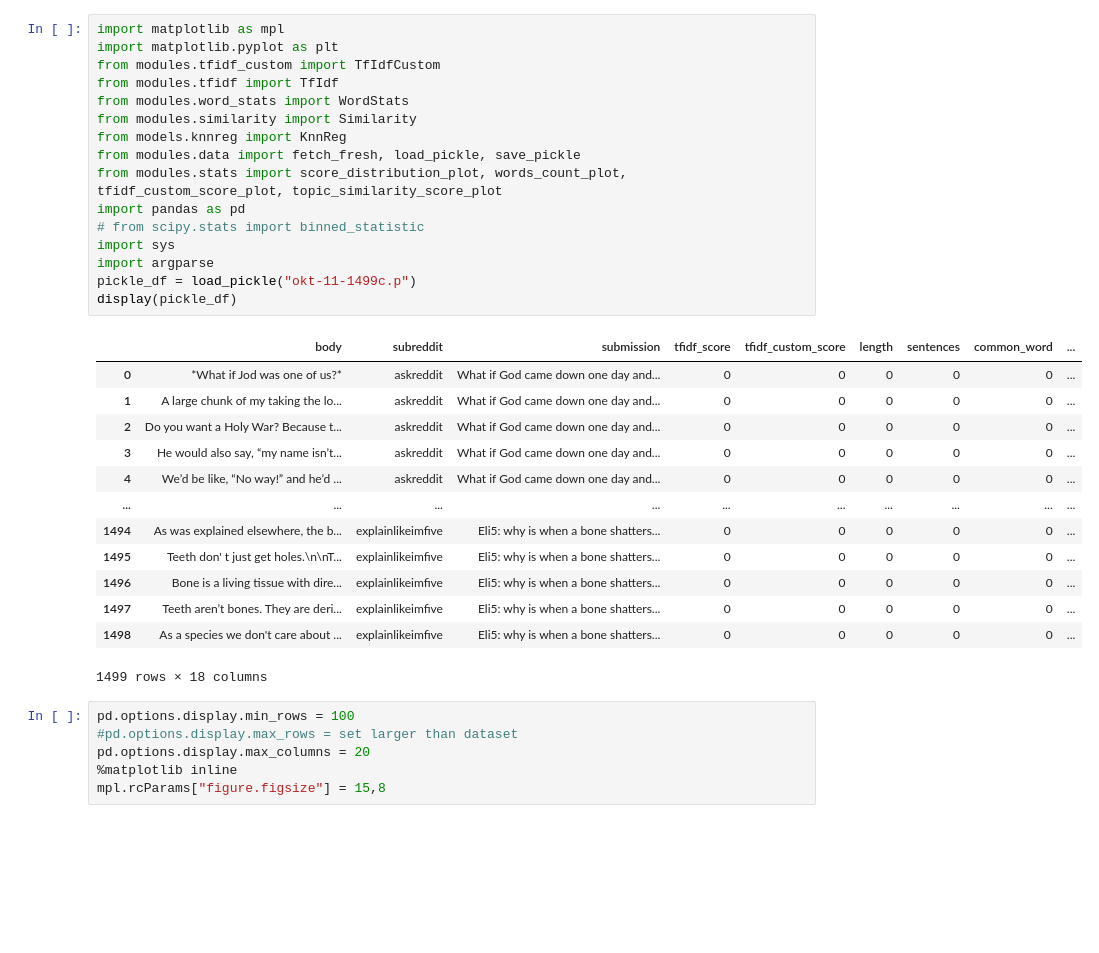
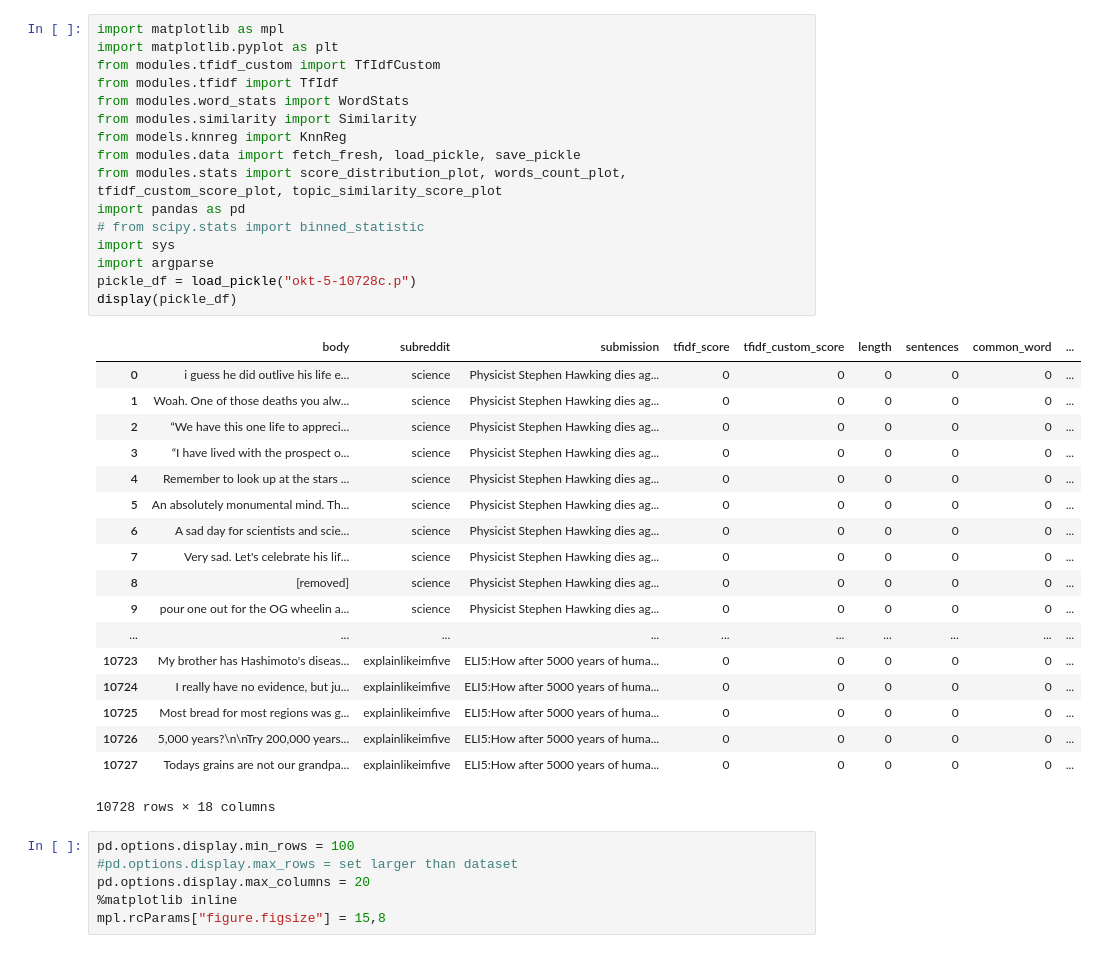
Before and after one commit to halpdesk/parseit, a Jupyter notebook: main.ipynb, the cells around one changed output. Saved outputs shown, nothing was run; the diff lists cells and outputs as text; blank space fills up the shorter version.

```diff
--- a/main.ipynb
+++ b/main.ipynb
@@ -1,33 +1,38 @@
 # %%
 import matplotlib as mpl
 import matplotlib.pyplot as plt
 from modules.tfidf_custom import TfIdfCustom
 from modules.tfidf import TfIdf
 from modules.word_stats import WordStats
 from modules.similarity import Similarity
 from models.knnreg import KnnReg
 from modules.data import fetch_fresh, load_pickle, save_pickle
 from modules.stats import score_distribution_plot, words_count_plot, tfidf_custom_score_plot, topic_similarity_score_plot
 import pandas as pd
 # from scipy.stats import binned_statistic
 import sys
 import argparse
-pickle_df = load_pickle("okt-11-1499c.p")
+pickle_df = load_pickle("okt-5-10728c.p")
 display(pickle_df)
 # %% [output]
 |  | body | subreddit | submission | tfidf_score | tfidf_custom_score | length | sentences | common_word | ... |
-| 0 | *What if Jod was one of us?* | askreddit | What if God came down one day and... | 0 | 0 | 0 | 0 | 0 | ... |
-| 1 | A large chunk of my taking the lo... | askreddit | What if God came down one day and... | 0 | 0 | 0 | 0 | 0 | ... |
-| 2 | Do you want a Holy War? Because t... | askreddit | What if God came down one day and... | 0 | 0 | 0 | 0 | 0 | ... |
-| 3 | He would also say, “my name isn’t... | askreddit | What if God came down one day and... | 0 | 0 | 0 | 0 | 0 | ... |
-| 4 | We’d be like, “No way!” and he’d ... | askreddit | What if God came down one day and... | 0 | 0 | 0 | 0 | 0 | ... |
+| 0 | i guess he did outlive his life e... | science | Physicist Stephen Hawking dies ag... | 0 | 0 | 0 | 0 | 0 | ... |
+| 1 | Woah. One of those deaths you alw... | science | Physicist Stephen Hawking dies ag... | 0 | 0 | 0 | 0 | 0 | ... |
+| 2 | “We have this one life to appreci... | science | Physicist Stephen Hawking dies ag... | 0 | 0 | 0 | 0 | 0 | ... |
+| 3 | “I have lived with the prospect o... | science | Physicist Stephen Hawking dies ag... | 0 | 0 | 0 | 0 | 0 | ... |
+| 4 | Remember to look up at the stars ... | science | Physicist Stephen Hawking dies ag... | 0 | 0 | 0 | 0 | 0 | ... |
+| 5 | An absolutely monumental mind. Th... | science | Physicist Stephen Hawking dies ag... | 0 | 0 | 0 | 0 | 0 | ... |
+| 6 | A sad day for scientists and scie... | science | Physicist Stephen Hawking dies ag... | 0 | 0 | 0 | 0 | 0 | ... |
+| 7 | Very sad. Let's celebrate his lif... | science | Physicist Stephen Hawking dies ag... | 0 | 0 | 0 | 0 | 0 | ... |
+| 8 | [removed] | science | Physicist Stephen Hawking dies ag... | 0 | 0 | 0 | 0 | 0 | ... |
+| 9 | pour one out for the OG wheelin a... | science | Physicist Stephen Hawking dies ag... | 0 | 0 | 0 | 0 | 0 | ... |
 | ... | ... | ... | ... | ... | ... | ... | ... | ... | ... |
-| 1494 | As was explained elsewhere, the b... | explainlikeimfive | Eli5: why is when a bone shatters... | 0 | 0 | 0 | 0 | 0 | ... |
-| 1495 | Teeth don' t just get holes.\n\nT... | explainlikeimfive | Eli5: why is when a bone shatters... | 0 | 0 | 0 | 0 | 0 | ... |
-| 1496 | Bone is a living tissue with dire... | explainlikeimfive | Eli5: why is when a bone shatters... | 0 | 0 | 0 | 0 | 0 | ... |
-| 1497 | Teeth aren’t bones. They are deri... | explainlikeimfive | Eli5: why is when a bone shatters... | 0 | 0 | 0 | 0 | 0 | ... |
-| 1498 | As a species we don't care about ... | explainlikeimfive | Eli5: why is when a bone shatters... | 0 | 0 | 0 | 0 | 0 | ... |
+| 10723 | My brother has Hashimoto's diseas... | explainlikeimfive | ELI5:How after 5000 years of huma... | 0 | 0 | 0 | 0 | 0 | ... |
+| 10724 | I really have no evidence, but ju... | explainlikeimfive | ELI5:How after 5000 years of huma... | 0 | 0 | 0 | 0 | 0 | ... |
+| 10725 | Most bread for most regions was g... | explainlikeimfive | ELI5:How after 5000 years of huma... | 0 | 0 | 0 | 0 | 0 | ... |
+| 10726 | 5,000 years?\n\nTry 200,000 years... | explainlikeimfive | ELI5:How after 5000 years of huma... | 0 | 0 | 0 | 0 | 0 | ... |
+| 10727 | Todays grains are not our grandpa... | explainlikeimfive | ELI5:How after 5000 years of huma... | 0 | 0 | 0 | 0 | 0 | ... |
-1499 rows × 18 columns
+10728 rows × 18 columns
 # %%
 pd.options.display.min_rows = 100
 #pd.options.display.max_rows = set larger than dataset
```
Also changed, not shown: parts of 3 cells of this notebook, 1 other file.
